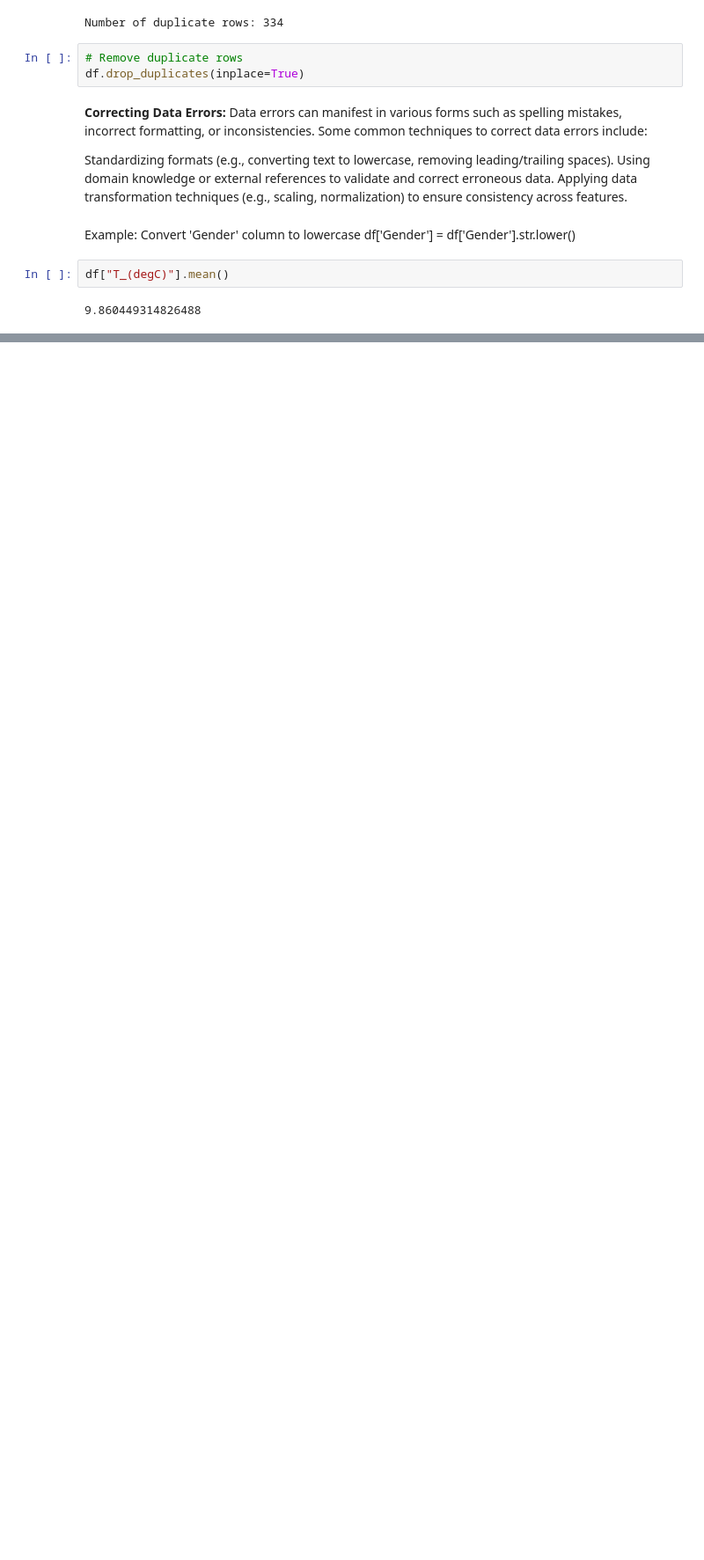
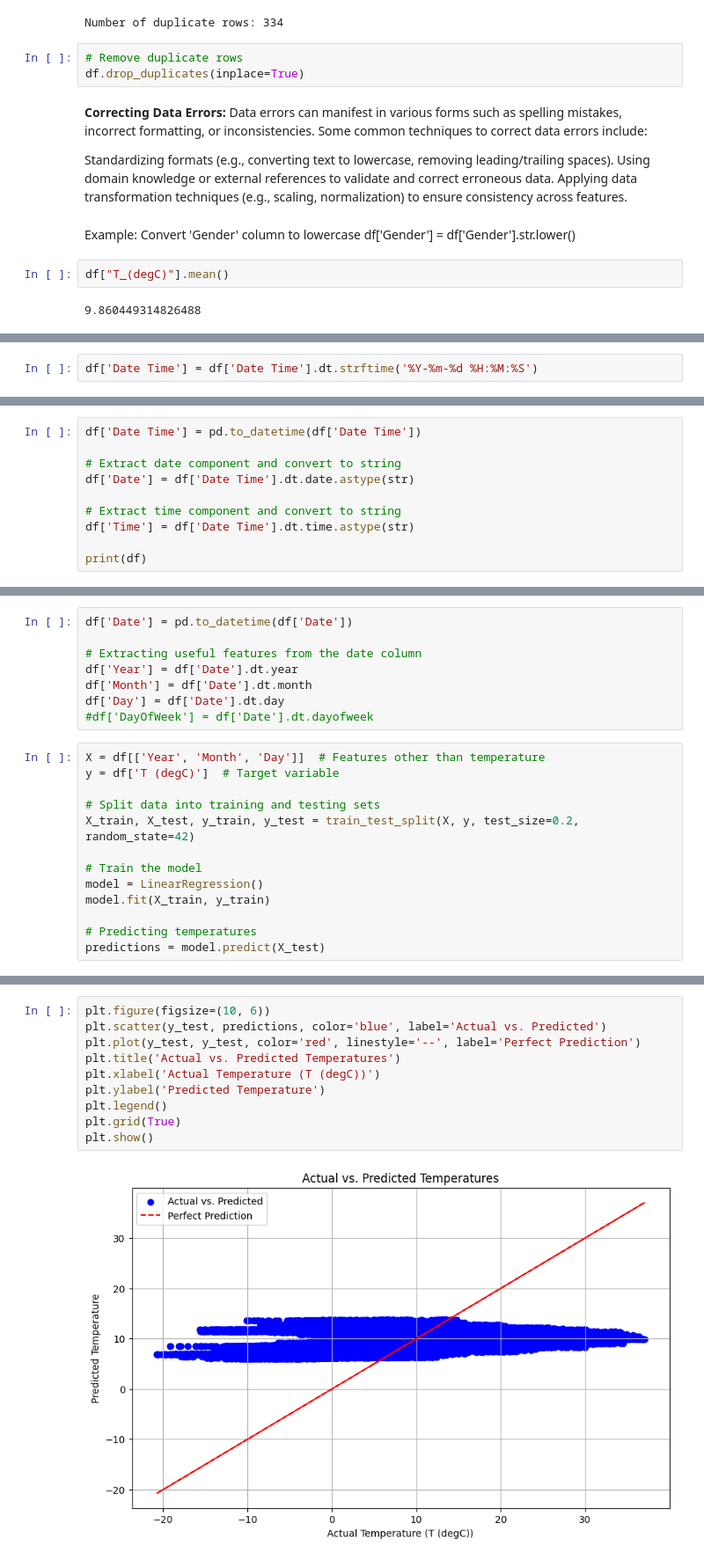
Before and after one commit to Riddhiman-1098/-Data-Analysis--Python, a Jupyter notebook: Project_Weather_Data.ipynb, the cells around one changed output, grey strips where cells are left out. Shown at 88% size. Cells and saved outputs as stored; diff of their text form; blank space fills up the shorter version.

```diff
--- a/Project_Weather_Data.ipynb
+++ b/Project_Weather_Data.ipynb
@@ -137,0 +324,2 @@ df["T_(degC)"].mean()
+# %%
+df['Date Time'] = df['Date Time'].dt.strftime('%Y-%m-%d %H:%M:%S')
@@ -137,0 +330,10 @@ df["T_(degC)"].mean()
+# %%
+df['Date Time'] = pd.to_datetime(df['Date Time'])
+
+# Extract date component and convert to string
+df['Date'] = df['Date Time'].dt.date.astype(str)
+
+# Extract time component and convert to string
+df['Time'] = df['Date Time'].dt.time.astype(str)
+
+print(df)
@@ -137,0 +358,21 @@ df["T_(degC)"].mean()
+# %%
+df['Date'] = pd.to_datetime(df['Date'])
+
+# Extracting useful features from the date column
+df['Year'] = df['Date'].dt.year
+df['Month'] = df['Date'].dt.month
+df['Day'] = df['Date'].dt.day
+#df['DayOfWeek'] = df['Date'].dt.dayofweek
+# %%
+X = df[['Year', 'Month', 'Day']]  # Features other than temperature
+y = df['T (degC)']  # Target variable
+
+# Split data into training and testing sets
+X_train, X_test, y_train, y_test = train_test_split(X, y, test_size=0.2, random_state=42)
+
+# Train the model
+model = LinearRegression()
+model.fit(X_train, y_train)
+
+# Predicting temperatures
+predictions = model.predict(X_test)
@@ -137,0 +384,12 @@ df["T_(degC)"].mean()
+# %%
+plt.figure(figsize=(10, 6))
+plt.scatter(y_test, predictions, color='blue', label='Actual vs. Predicted')
+plt.plot(y_test, y_test, color='red', linestyle='--', label='Perfect Prediction')
+plt.title('Actual vs. Predicted Temperatures')
+plt.xlabel('Actual Temperature (T (degC))')
+plt.ylabel('Predicted Temperature')
+plt.legend()
+plt.grid(True)
+plt.show()
+# %% [output]
+[figure, added]
```
Also changed, not shown: parts of 29 cells of this notebook.
